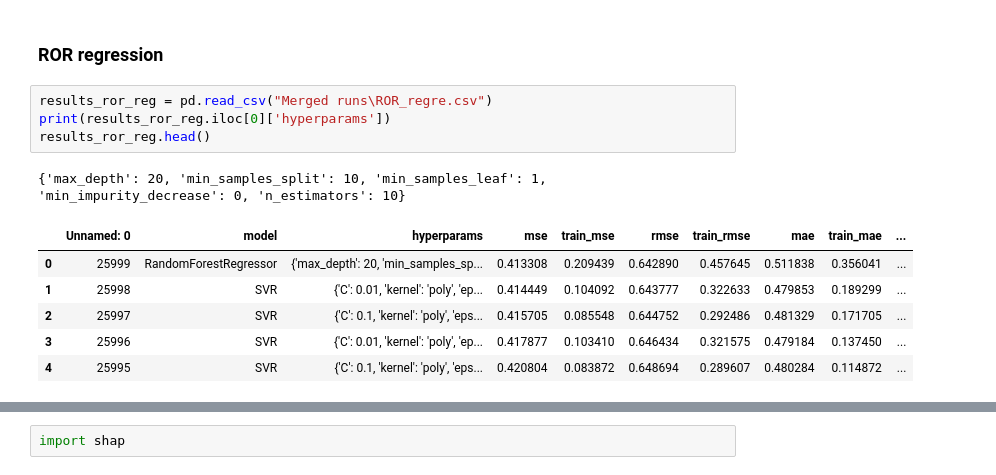
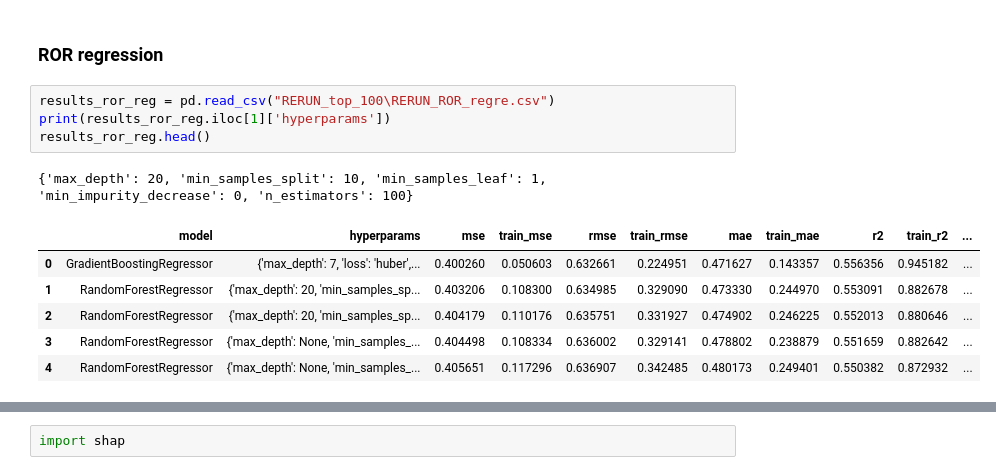
Before and after one commit to mateugazi/czasteczkowa-inzynierka, a Jupyter notebook: experiments/Standardized Pipeline/ExplainabilityPlots.ipynb, the cells around one changed output, grey strips where cells are left out. Drawn from its saved outputs; the diff is of its cells as text.

```diff
--- a/experiments/Standardized Pipeline/ExplainabilityPlots.ipynb
+++ b/experiments/Standardized Pipeline/ExplainabilityPlots.ipynb
@@ -244,17 +264,17 @@ MLPClassifier()
 # %% [markdown]
 ### ROR regression
 # %%
-results_ror_reg = pd.read_csv("Merged runs\ROR_regre.csv")
-print(results_ror_reg.iloc[0]['hyperparams'])
+results_ror_reg = pd.read_csv("RERUN_top_100\RERUN_ROR_regre.csv")
+print(results_ror_reg.iloc[1]['hyperparams'])
 results_ror_reg.head()
 # %% [output]
-{'max_depth': 20, 'min_samples_split': 10, 'min_samples_leaf': 1, 'min_impurity_decrease': 0, 'n_estimators': 10}
+{'max_depth': 20, 'min_samples_split': 10, 'min_samples_leaf': 1, 'min_impurity_decrease': 0, 'n_estimators': 100}
-|  | Unnamed: 0 | model | hyperparams | mse | train_mse | rmse | train_rmse | mae | train_mae | ... |
-| 0 | 25999 | RandomForestRegressor | {'max_depth': 20, 'min_samples_sp... | 0.413308 | 0.209439 | 0.642890 | 0.457645 | 0.511838 | 0.356041 | ... |
-| 1 | 25998 | SVR | {'C': 0.01, 'kernel': 'poly', 'ep... | 0.414449 | 0.104092 | 0.643777 | 0.322633 | 0.479853 | 0.189299 | ... |
-| 2 | 25997 | SVR | {'C': 0.1, 'kernel': 'poly', 'eps... | 0.415705 | 0.085548 | 0.644752 | 0.292486 | 0.481329 | 0.171705 | ... |
-| 3 | 25996 | SVR | {'C': 0.01, 'kernel': 'poly', 'ep... | 0.417877 | 0.103410 | 0.646434 | 0.321575 | 0.479184 | 0.137450 | ... |
-| 4 | 25995 | SVR | {'C': 0.1, 'kernel': 'poly', 'eps... | 0.420804 | 0.083872 | 0.648694 | 0.289607 | 0.480284 | 0.114872 | ... |
+|  | model | hyperparams | mse | train_mse | rmse | train_rmse | mae | train_mae | r2 | train_r2 | ... |
+| 0 | GradientBoostingRegressor | {'max_depth': 7, 'loss': 'huber',... | 0.400260 | 0.050603 | 0.632661 | 0.224951 | 0.471627 | 0.143357 | 0.556356 | 0.945182 | ... |
+| 1 | RandomForestRegressor | {'max_depth': 20, 'min_samples_sp... | 0.403206 | 0.108300 | 0.634985 | 0.329090 | 0.473330 | 0.244970 | 0.553091 | 0.882678 | ... |
+| 2 | RandomForestRegressor | {'max_depth': 20, 'min_samples_sp... | 0.404179 | 0.110176 | 0.635751 | 0.331927 | 0.474902 | 0.246225 | 0.552013 | 0.880646 | ... |
+| 3 | RandomForestRegressor | {'max_depth': None, 'min_samples_... | 0.404498 | 0.108334 | 0.636002 | 0.329141 | 0.478802 | 0.238879 | 0.551659 | 0.882642 | ... |
+| 4 | RandomForestRegressor | {'max_depth': None, 'min_samples_... | 0.405651 | 0.117296 | 0.636907 | 0.342485 | 0.480173 | 0.249401 | 0.550382 | 0.872932 | ... |
 # %%
 dataset_path = "..\split_datasets\split0.9_ROR_data_1.csv"
 
```
Also changed, not shown: parts of 11 cells of this notebook.
